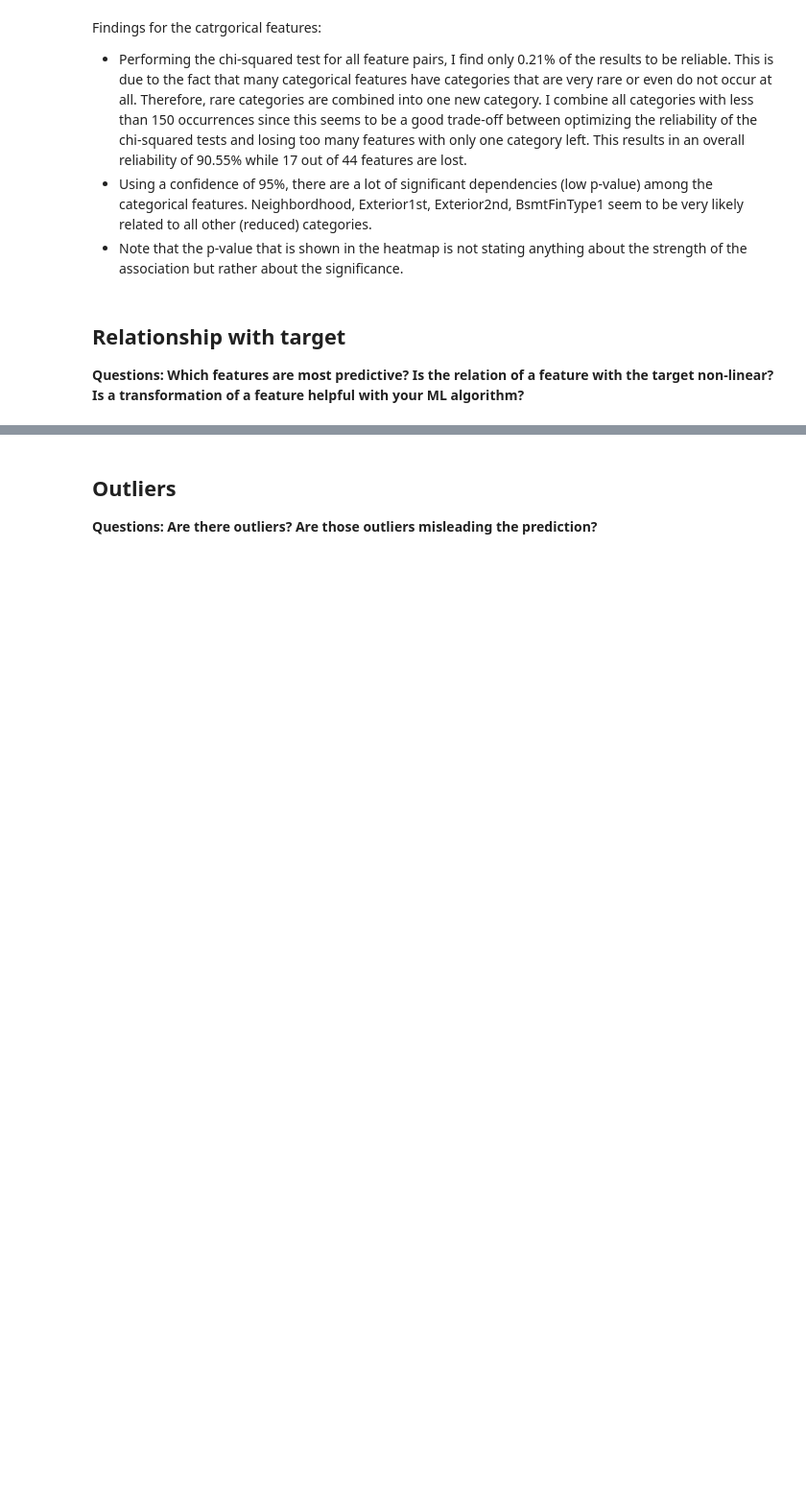
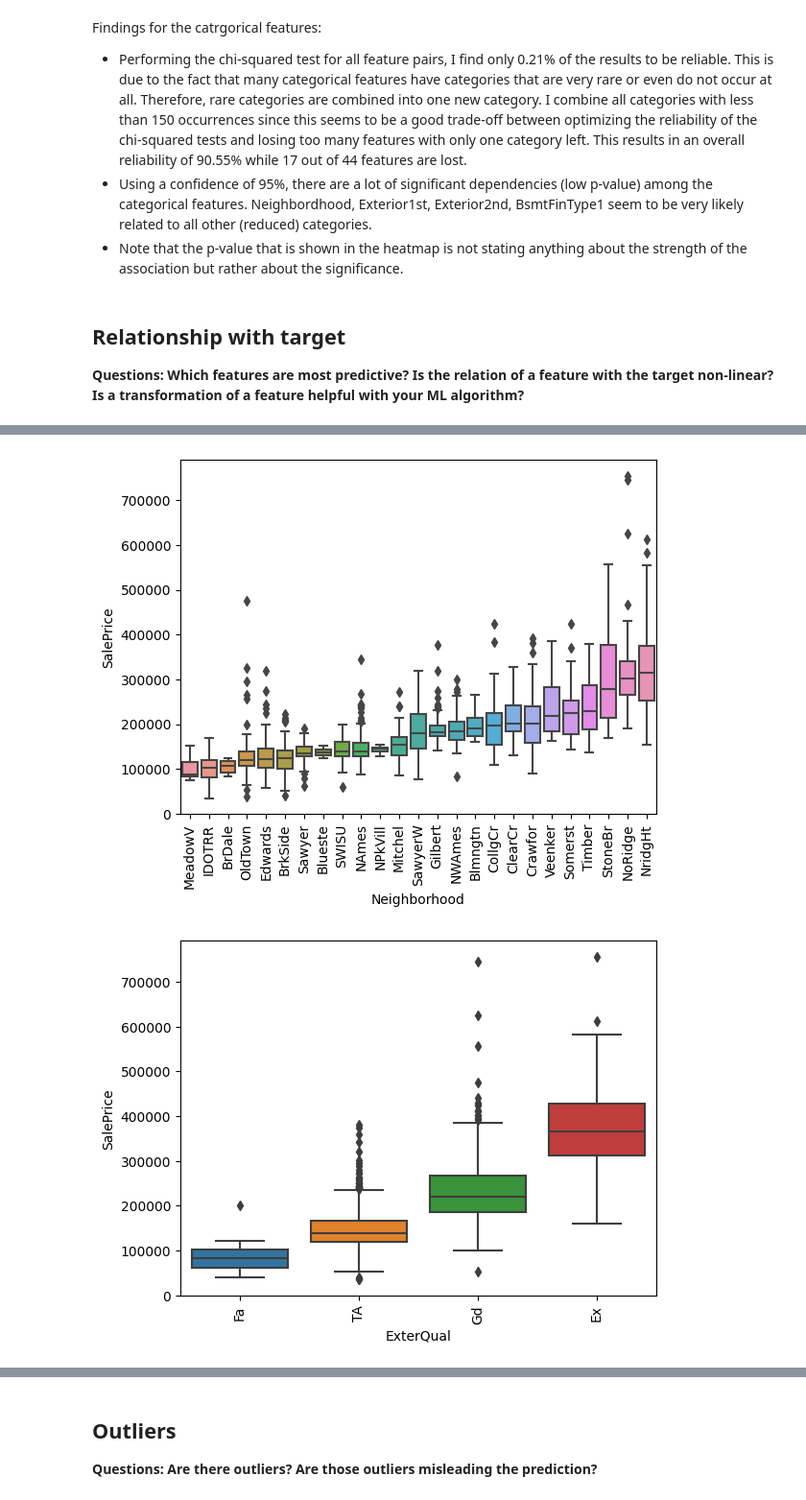
Before and after one commit to ronja-s/ames_housing_prices, a Jupyter notebook: jupyter_notebooks/03_exploratory_data_analysis.ipynb, the cells around one changed output, grey strips where cells are left out. Shown at 96% size. Drawn from its saved outputs; the diff is of its cells as text; code cells hidden in the pictures; blank space fills up the shorter version.

```diff
--- a/jupyter_notebooks/03_exploratory_data_analysis.ipynb
+++ b/jupyter_notebooks/03_exploratory_data_analysis.ipynb
@@ -957,0 +1107,24 @@ Findings for the catrgorical features:
+# %%
+# plot most predictive features against target:
+# choose features with disparoty > 100:
+most_predictive_cat_features = [
+    "Neighborhood",
+    "ExterQual",
+    "BsmtQual",
+    "KitchenQual",
+    "GarageFinish",
+    "FireplaceQu",
+    "Foundation",
+    "GarageType",
+    "BsmtFinType1",
+    "HeatingQC",
+    "MasVnrType",
+    "BsmtExposure",
+]
+for feature in most_predictive_cat_features:
+    plot_relationship(
+        x=X_train_no_nan[feature], y=y_train_no_nan, x_is_categorical=True
+    )
+# %% [output]
+[figure, added]
+[figure, added]
```
Also changed, not shown: parts of 11 cells of this notebook.
